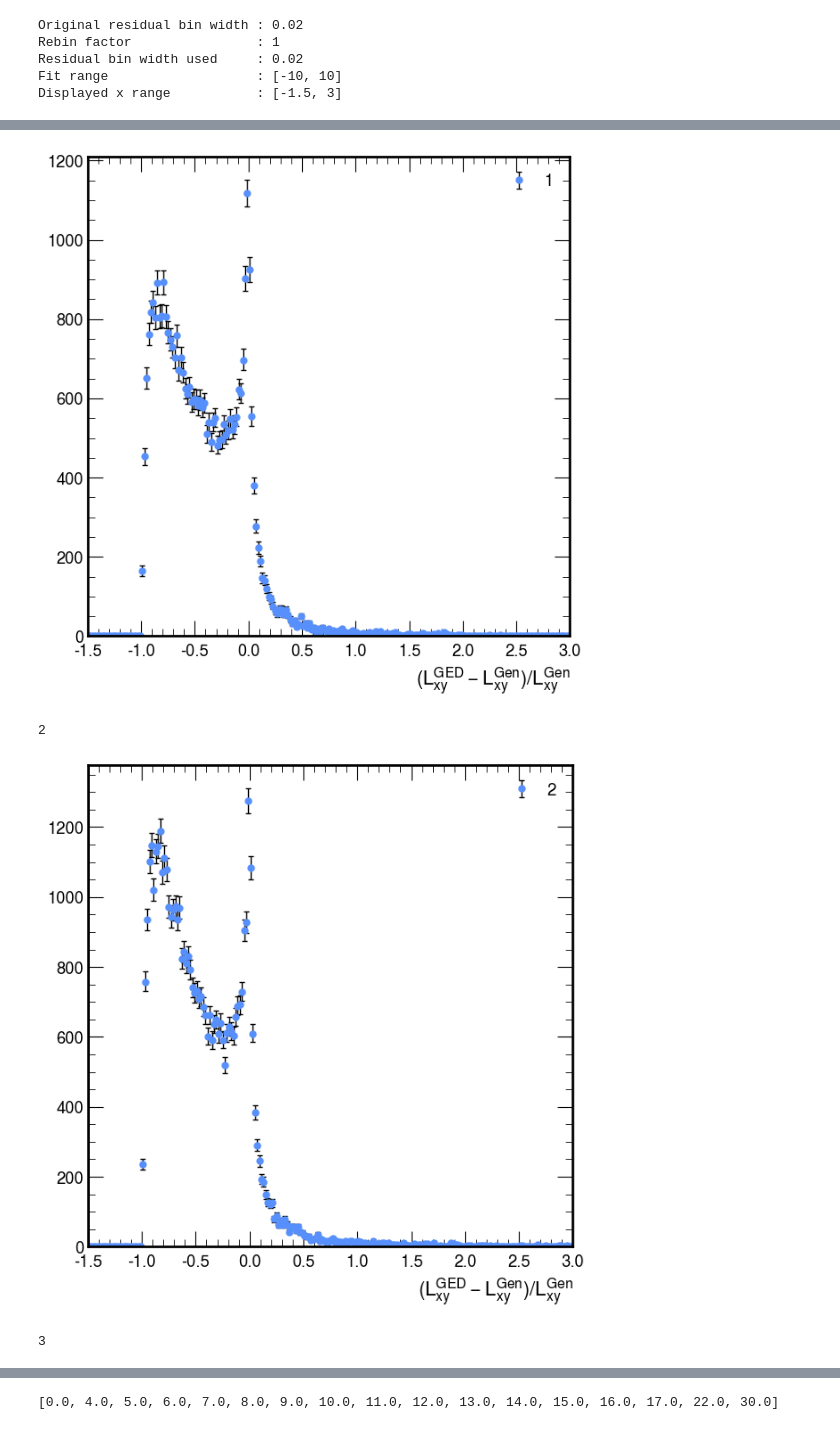
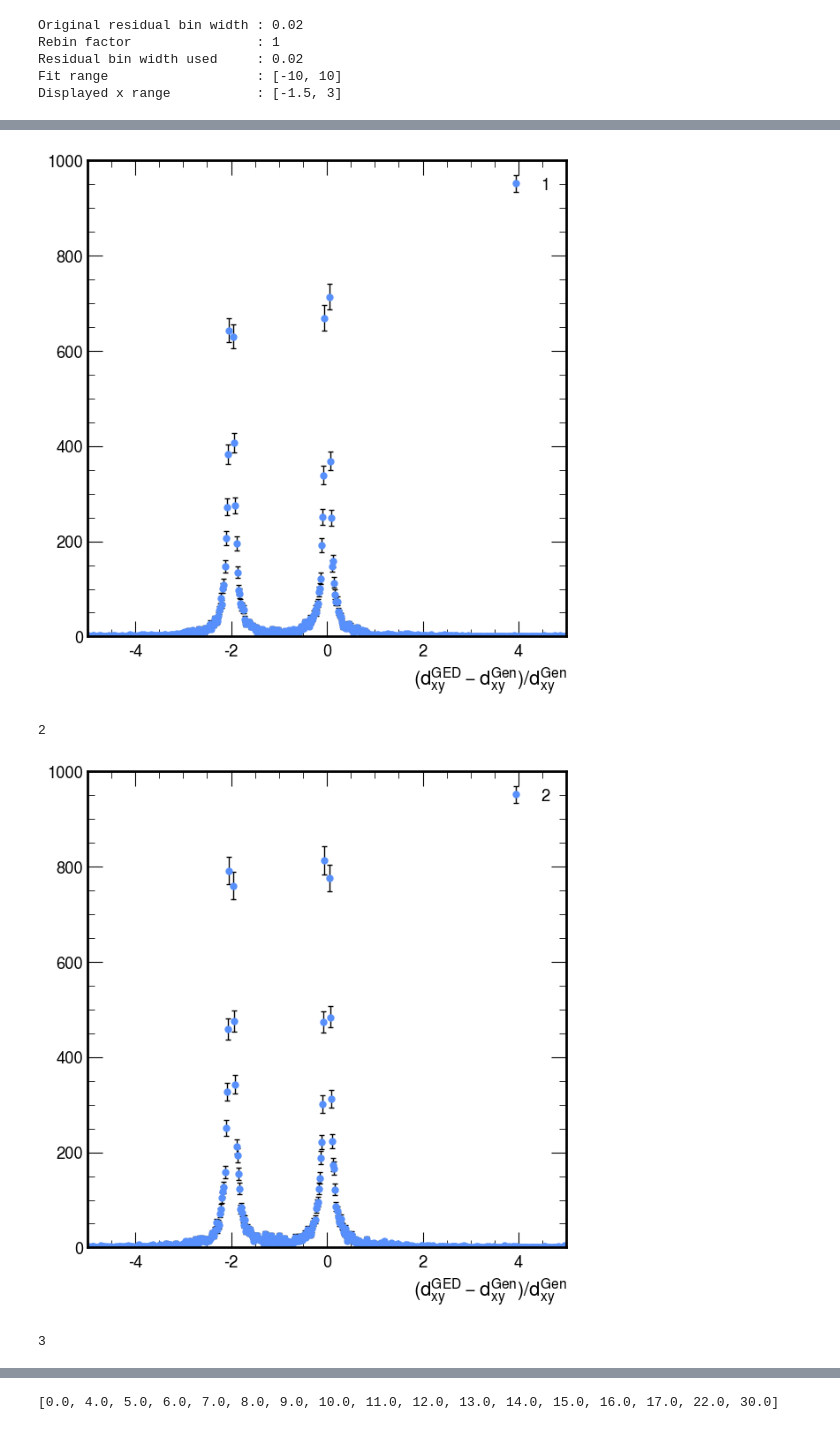
Before and after one commit to cms-idm/IDM, a Jupyter notebook: python_analysis/exampleNotebooks/Resolution/Final_Res/OnlyForNewTrialsLxy.ipynb, the cells around one changed output, grey strips where cells are left out. Cells and saved outputs as stored; diff of their text form; code cells hidden in the pictures.

```diff
--- a/python_analysis/exampleNotebooks/Resolution/Final_Res/OnlyForNewTrialsLxy.ipynb
+++ b/python_analysis/exampleNotebooks/Resolution/Final_Res/OnlyForNewTrialsLxy.ipynb
@@ -22,5 +25,5 @@ import utils
 # %%
-f_sig = "/uscms/home/reshmar/nobackup/IDMe_Run3_Collab/CMSSW_13_0_13/src/iDMe/python_analysis/coffea/AllInOne_2022/Lxy_res_histo_inpTbins.coffea"
+f_sig = "/uscms/home/reshmar/nobackup/IDMe_Run3_Collab/CMSSW_13_0_13/src/iDMe/python_analysis/coffea/AllInOne_2022/Sept1_inpTbins.coffea"
 # f_sig = "/uscms/home/reshmar/nobackup/IDMe_Run3_Collab/CMSSW_13_0_13/src/iDMe/python_analysis/coffea/BigSamples_2022/Futures_Resolution.coffea"
 
 sig_histo = util.load(f_sig) [0]
@@ -31,7 +34,7 @@ fig, ax = plt.subplots(figsize=(7,7))
 
 # Plot settings
 plot_dict = {
-    'variable':'res_LPT_gen_ptbin',
+    'variable':'res_GED_gen_ptbin',
     'cut': 'cut1',
     'year': 2022
 }
@@ -48,7 +51,7 @@ style_2d_dict = {
     'doLogx': False,
     'doLogz': True,
     'xlabel': "Gene Ele/Pos pt (in GeV)",   # if None, the default will show up; otherwise give as a string, i.e. 'Electron dxy'
-    'ylabel': r'$(l_{xy}^{\mathrm{GED}}-l_{xy}^{\mathrm{Gen}})/l_{xy}^{\mathrm{Gen}}$',   # if None, the default will show up; otherwise give as a string, i.e. 'Efficiency'
+    'ylabel': r'$(d_{xy}^{\mathrm{GED}}-d_{xy}^{\mathrm{Gen}})/d_{xy}^{\mathrm{Gen}}$',   # if None, the default will show up; otherwise give as a string, i.e. 'Efficiency'
     'zlabel': None,
     'flow': None,     # overflow
     'doSave': False,
@@ -334,7 +337,10 @@ for data in first_data:
     fit_data.append({"pT bin index":data["ptbin_index"], "genptbin_range":data["genpt_bin"], "fit_mean": popt[0], "fit_mean_unc": perr[0], "fit_sigma":popt[1],"fit_sigma_unc":perr[1], "chi2/ndof":chi2ndof})
     # Smooth curve for display across the selected fit range.
     x_fit_plot = np.linspace(data["x_new_data"].min(), data["x_new_data"].max(), 500)
-    plt.xlabel(r'$(L_{xy}^{\mathrm{GED}}-L_{xy}^{\mathrm{Gen}})/L_{xy}^{\mathrm{Gen}}$')
+    plt.xlabel(r'$(d_{xy}^{\mathrm{GED}}-d_{xy}^{\mathrm{Gen}})/d_{xy}^{\mathrm{Gen}}$')
+    plt.xlim(-5,5)
+    plt.ylim(0,1000)
+
     # plt.plot(x_fit_plot, double_cb(x_fit_plot, *popt), label="DSCB fit")
     plt.legend()
     plt.show()
@@ -347,5 +353,5 @@ fit_data
 1
-[figure, old version]
+[figure, new version]
 2
-[figure, old version]
+[figure, new version]
 3
```
Also changed, not shown: parts of 4 cells of this notebook, 21 other files.
